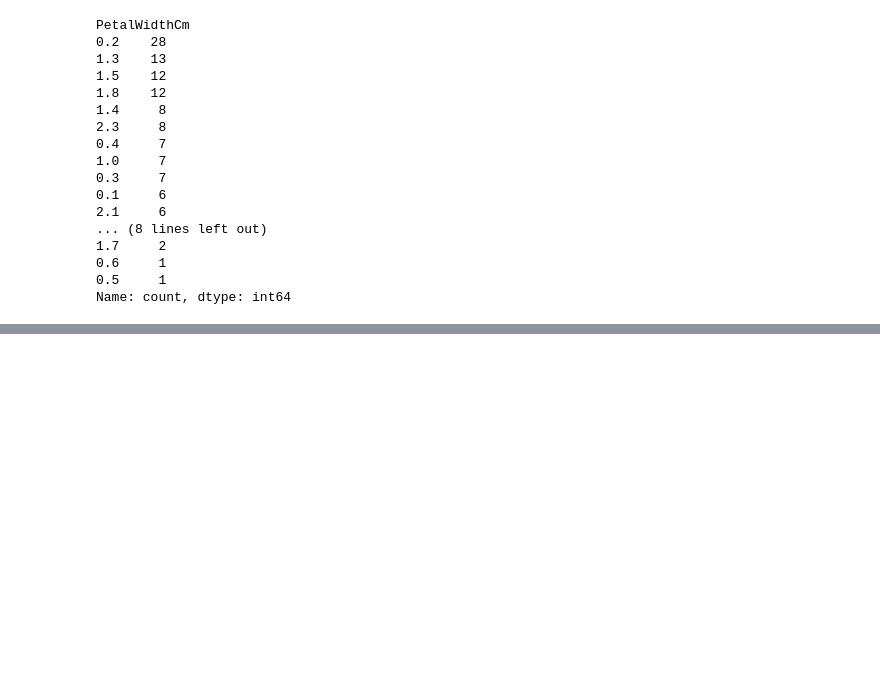
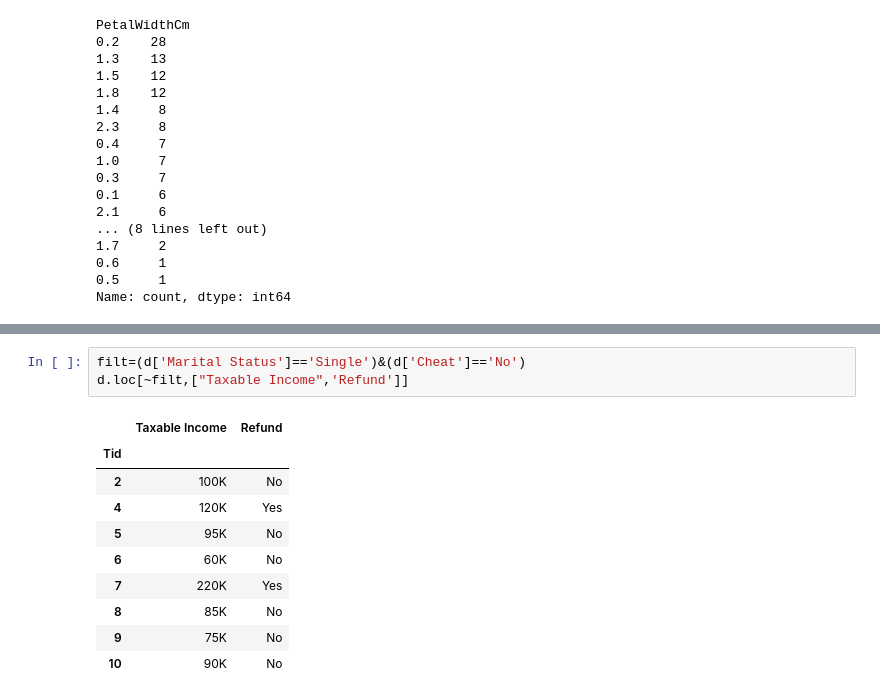
Before and after one commit to Achin-Agarwal/UCS420, a Jupyter notebook: EXTRA/Untitled.ipynb, the cells around one changed output, grey strips where cells are left out. Drawn from its saved outputs; the diff is of its cells as text; blank space fills up the shorter version.

```diff
--- a/EXTRA/Untitled.ipynb
+++ b/EXTRA/Untitled.ipynb
@@ -144,0 +177,14 @@ Name: count, dtype: int64
+# %%
+filt=(d['Marital Status']=='Single')&(d['Cheat']=='No')
+d.loc[~filt,["Taxable Income",'Refund']]
+# %% [output]
+|  | Taxable Income | Refund |
+| Tid |  |  |
+| 2 | 100K | No |
+| 4 | 120K | Yes |
+| 5 | 95K | No |
+| 6 | 60K | No |
+| 7 | 220K | Yes |
+| 8 | 85K | No |
+| 9 | 75K | No |
+| 10 | 90K | No |
```
Also changed, not shown: parts of 3 cells of this notebook.
